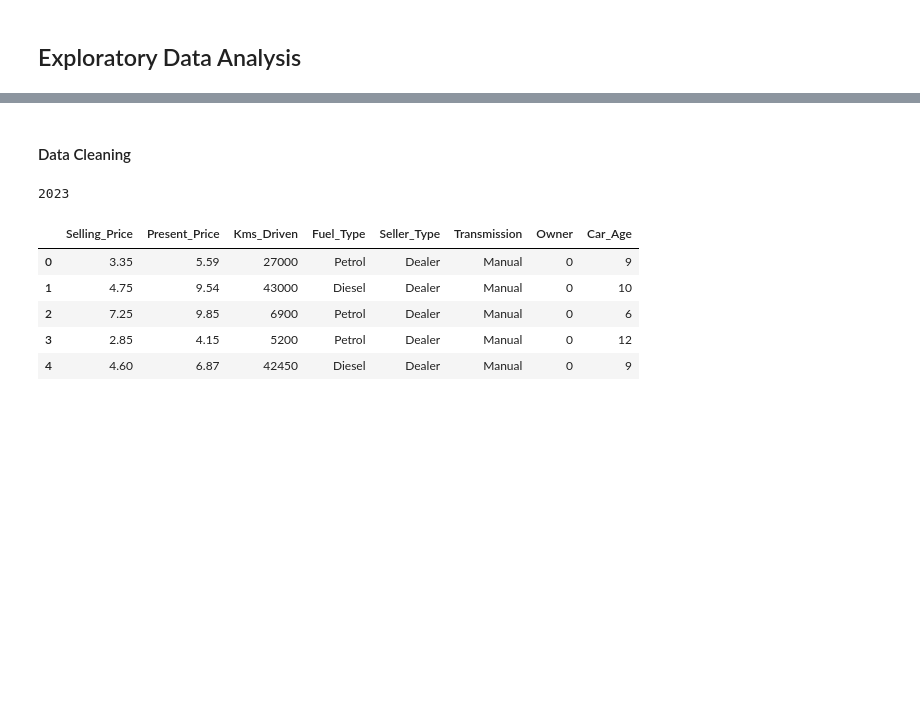
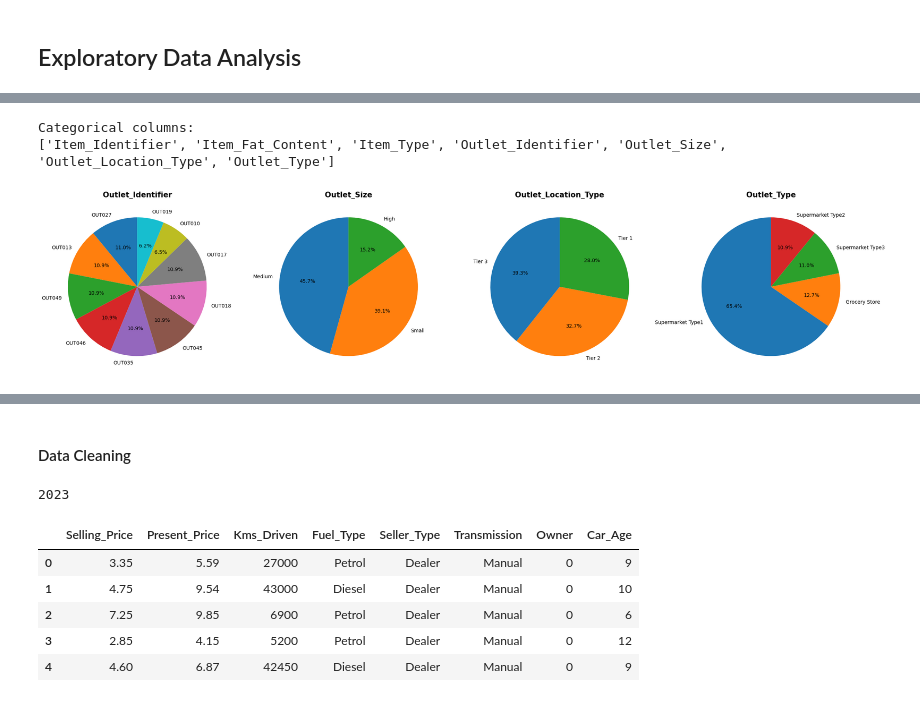
Before and after one commit to edidiongaligbe/Evaluation_Metrics, a Jupyter notebook: Regression.ipynb, the cells around one changed output, grey strips where cells are left out. Drawn from its saved outputs; the diff is of its cells as text; code cells hidden in the pictures; blank space fills up the shorter version.

```diff
--- a/Regression.ipynb
+++ b/Regression.ipynb
@@ -70,0 +90,33 @@ memory usage: 21.3+ KB
+# %%
+#Categorical columns in the train dataset
+categorical = train.select_dtypes(exclude='number').columns.to_list()
+print('Categorical columns: ')
+print(categorical)
+# %% [output]
+Categorical columns:
+['Item_Identifier', 'Item_Fat_Content', 'Item_Type', 'Outlet_Identifier', 'Outlet_Size', 'Outlet_Location_Type', 'Outlet_Type']
+# %%
+# Function to create a pie chart subplot
+def create_pie_subplot(column_data, column_name, ax):
+    counts = column_data.value_counts()
+    ax.pie(counts, labels=counts.index, autopct='%1.1f%%', startangle=90)
+    ax.set_title(column_name, fontdict={'size':15, 'weight':'bold', 'color':'black'})
+
+#Outlet Information
+outlet_info = ['Outlet_Identifier', 'Outlet_Size', 'Outlet_Location_Type', 'Outlet_Type']
+item_info = ['Item_Fat_Content', 'Item_Type']
+
+# Set the number of rows and columns for the subplot grid
+num_rows = 1
+num_cols = len(outlet_info)
+
+fig, axes = plt.subplots(nrows=num_rows, ncols=num_cols, figsize=(num_cols * 6, 10))
+
+#Create outlets information pie charts
+for i, column in enumerate(outlet_info):
+    create_pie_subplot(train[column], column, axes[i])
+
+plt.tight_layout()
+plt.show()
+# %% [output]
+[figure, added]
```
Also changed, not shown: parts of 16 cells of this notebook.
